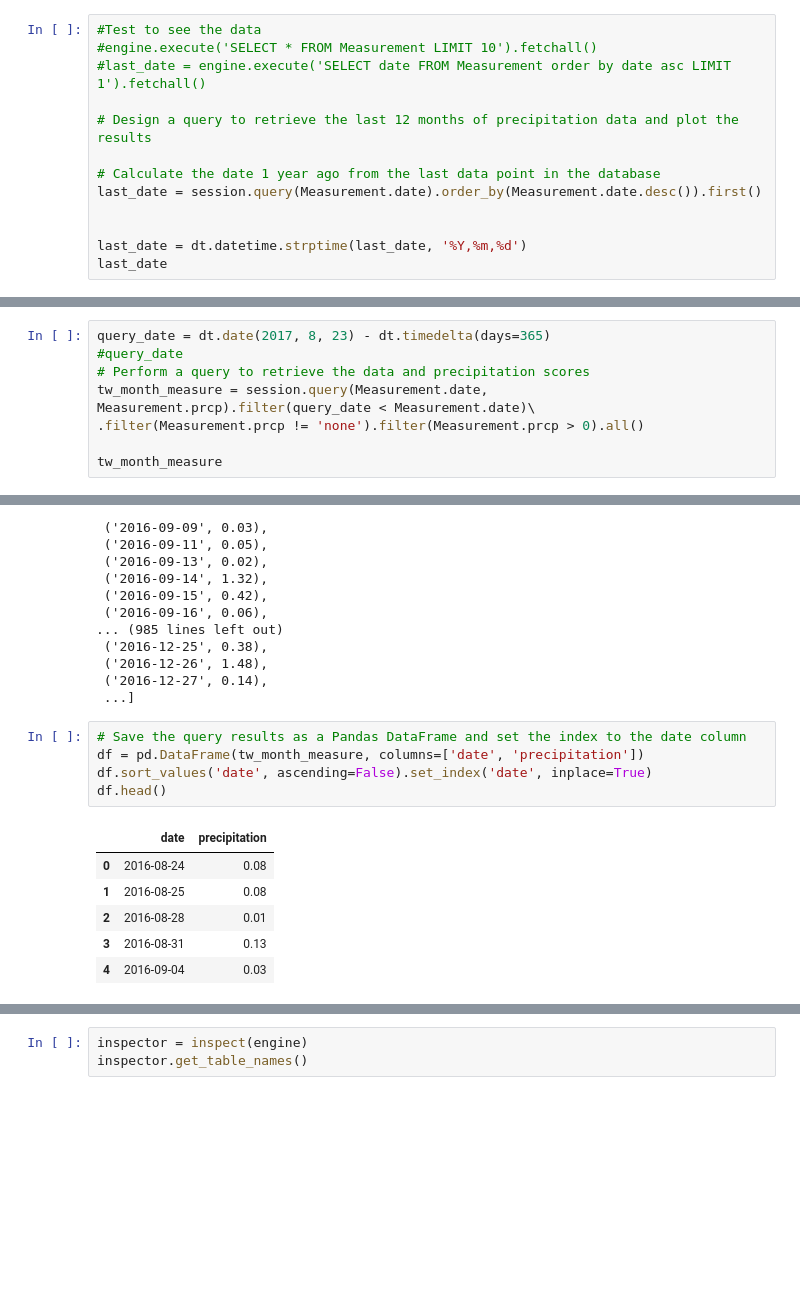
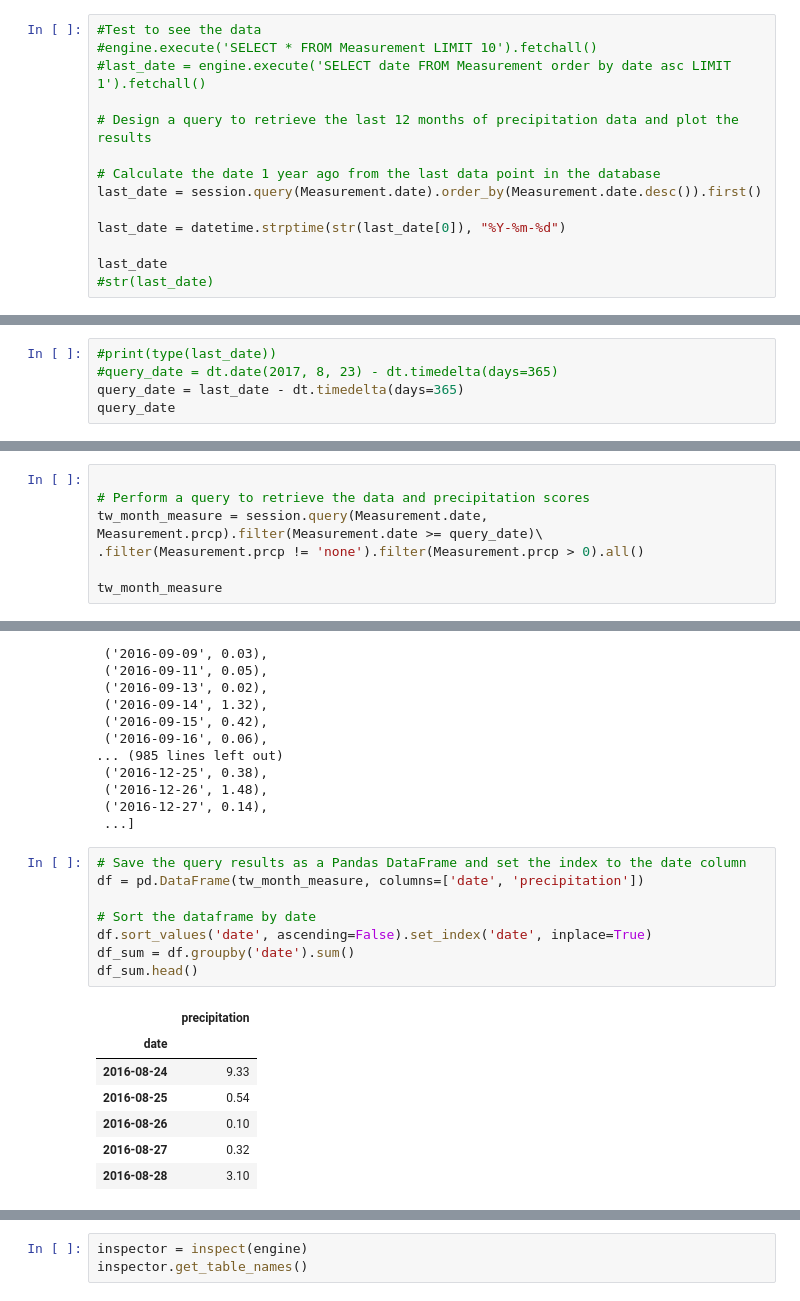
Before and after one commit to slcassidy/sqlalchemy-challenge, a Jupyter notebook: climate_slc.ipynb, the cells around one changed output, grey strips where cells are left out. Saved outputs shown, nothing was run; the diff lists cells and outputs as text; blank space fills up the shorter version.

Commit message:
update date

```diff
--- a/climate_slc.ipynb
+++ b/climate_slc.ipynb
@@ -49,7 +50,8 @@ session = Session(engine)
 # Calculate the date 1 year ago from the last data point in the database
 last_date = session.query(Measurement.date).order_by(Measurement.date.desc()).first()
 
+last_date = datetime.strptime(str(last_date[0]), "%Y-%m-%d")
 
-last_date = dt.datetime.strptime(last_date, '%Y,%m,%d')
 last_date
+#str(last_date)
 # %% [output]
@@ -56,0 +59,5 @@ AttributeError: module 'datetime' has no attribute 'strptime'
+# %%
+#print(type(last_date))
+#query_date = dt.date(2017, 8, 23) - dt.timedelta(days=365)
+query_date = last_date - dt.timedelta(days=365)
+query_date
@@ -57,8 +66,7 @@ AttributeError: module 'datetime' has no attribute 'strptime'
 # %%
-query_date = dt.date(2017, 8, 23) - dt.timedelta(days=365)
-#query_date
+
 # Perform a query to retrieve the data and precipitation scores
-tw_month_measure = session.query(Measurement.date, Measurement.prcp).filter(query_date < Measurement.date)\
+tw_month_measure = session.query(Measurement.date, Measurement.prcp).filter(Measurement.date >= query_date)\
 .filter(Measurement.prcp != 'none').filter(Measurement.prcp > 0).all()
 
 tw_month_measure
@@ -83,14 +91,18 @@ tw_month_measure
 # %%
 # Save the query results as a Pandas DataFrame and set the index to the date column
 df = pd.DataFrame(tw_month_measure, columns=['date', 'precipitation'])
+
+# Sort the dataframe by date
 df.sort_values('date', ascending=False).set_index('date', inplace=True)
-df.head()
+df_sum = df.groupby('date').sum()
+df_sum.head()
 # %% [output]
-|  | date | precipitation |
-| 0 | 2016-08-24 | 0.08 |
-| 1 | 2016-08-25 | 0.08 |
-| 2 | 2016-08-28 | 0.01 |
-| 3 | 2016-08-31 | 0.13 |
-| 4 | 2016-09-04 | 0.03 |
+|  | precipitation |
+| date |  |
+| 2016-08-24 | 9.33 |
+| 2016-08-25 | 0.54 |
+| 2016-08-26 | 0.10 |
+| 2016-08-27 | 0.32 |
+| 2016-08-28 | 3.10 |
 # %%
 import matplotlib.dates as mdates
```
Also changed, not shown: parts of 5 cells of this notebook.
